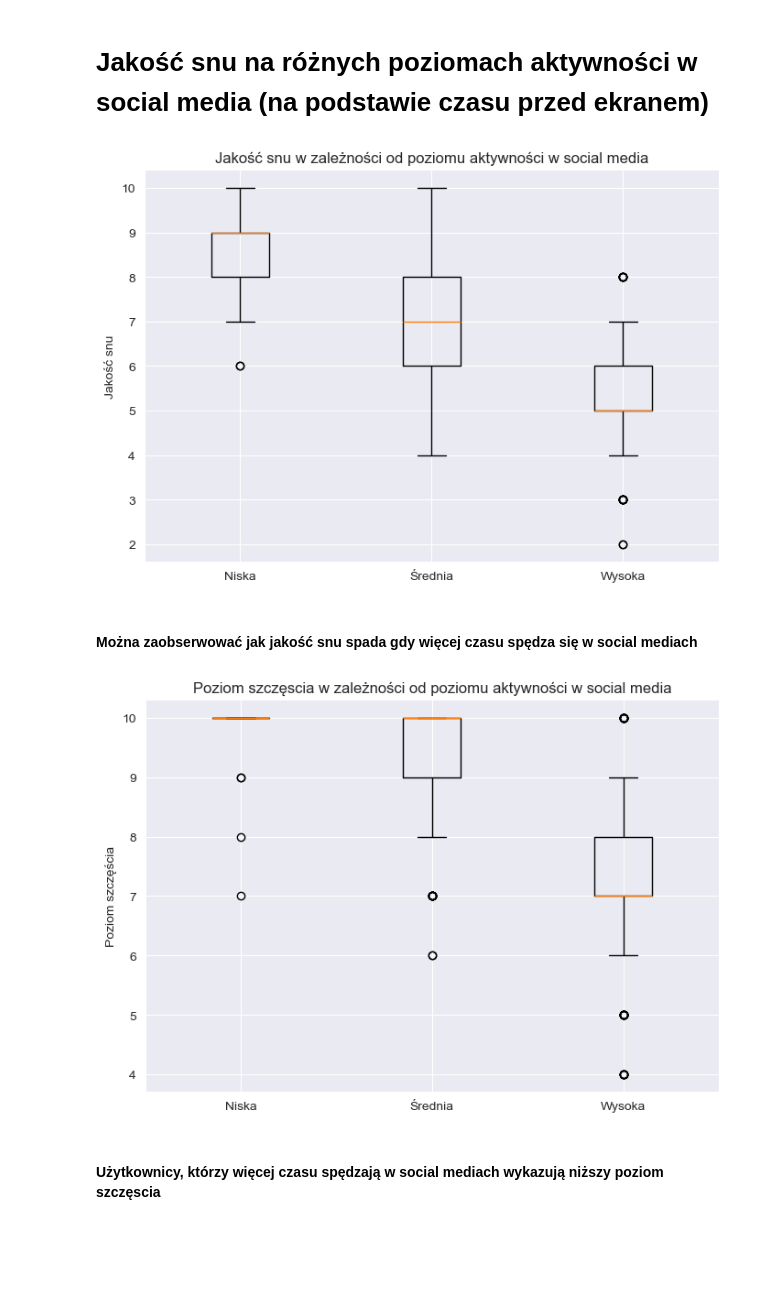
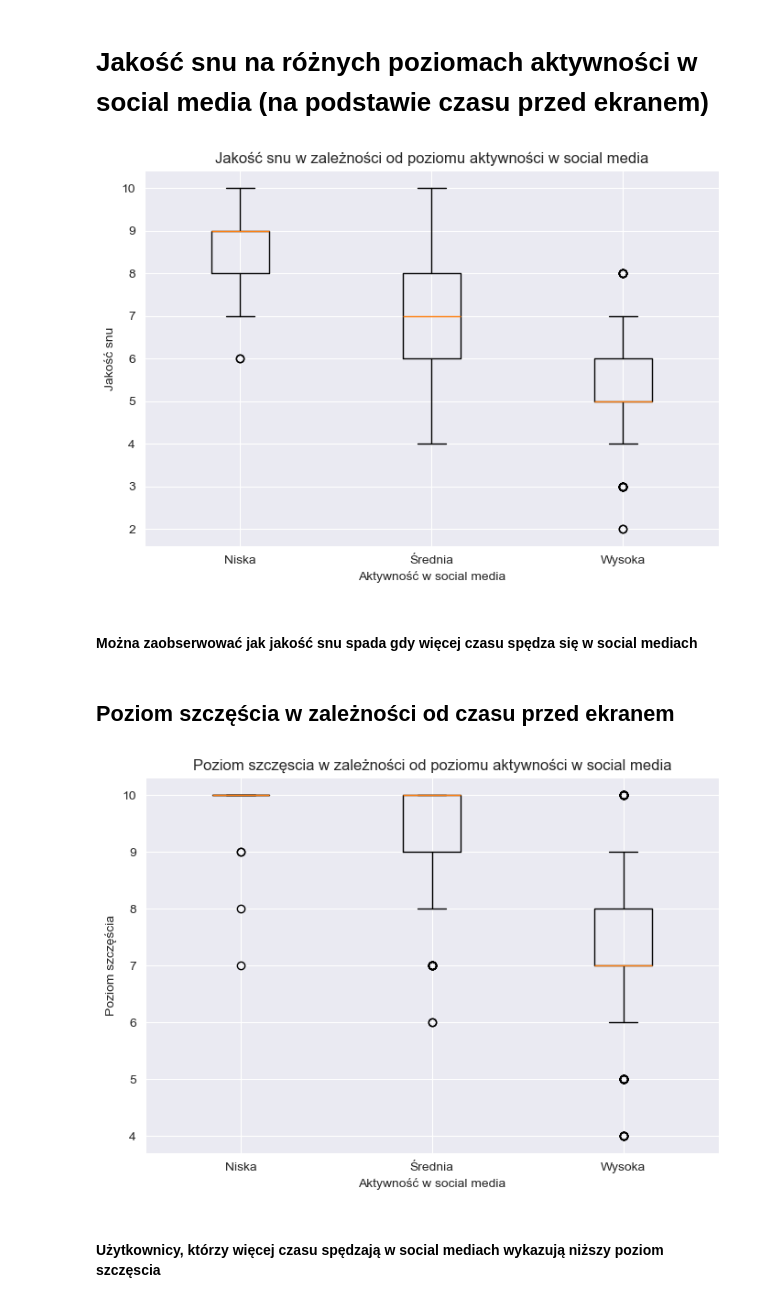
Before and after one commit to Grzywocz-W/Mental_health_and_social_media_analysis, a Jupyter notebook: Mental_Health_analysis.ipynb, the cells around one changed output. Saved outputs shown, nothing was run; the diff lists cells and outputs as text; code cells hidden in the pictures; blank space fills up the shorter version.

```diff
--- a/Mental_Health_analysis.ipynb
+++ b/Mental_Health_analysis.ipynb
@@ -493,32 +493,35 @@ Test t: t = -17.976, p = 0.0000
 # %%
 # Grupujemy na niską, średnią i wysoką aktywność wg czasu przed ekranem
 med = df['Czas_przed_ekranem_dziennie'].median()
 low_thresh = med / 2
 
 def grupa_aktywnosci(x):
     if x <= low_thresh:
         return 'Niska'
     elif x <= med:
         return 'Średnia'
     else:
         return 'Wysoka'
 
 df['Aktywnosc_SM'] = df['Czas_przed_ekranem_dziennie'].apply(grupa_aktywnosci)
 
 groups = df.groupby('Aktywnosc_SM')['Jakość_snu']
 
 data = [groups.get_group(g).dropna() for g in ['Niska', 'Średnia', 'Wysoka']]
 
 plt.figure(figsize=(7,5))
 plt.boxplot(data, labels=['Niska', 'Średnia', 'Wysoka'])
 plt.title('Jakość snu w zależności od poziomu aktywności w social media')
 plt.ylabel('Jakość snu')
+plt.xlabel("Aktywność w social media")
 plt.tight_layout()
 plt.show()
 # %% [output]
-[figure, old version]
+[figure, new version]
 # %% [markdown]
 #### Można zaobserwować jak jakość snu spada gdy więcej czasu spędza się w social mediach
+# %% [markdown]
+## Poziom szczęścia w zależności od czasu przed ekranem
 # %%
 groups = df.groupby('Aktywnosc_SM')['Poziom_szczęścia']
 
@@ -528,9 +531,10 @@ plt.figure(figsize=(7,5))
 plt.boxplot(data, labels=['Niska', 'Średnia', 'Wysoka'])
 plt.title('Poziom szczęscia w zależności od poziomu aktywności w social media')
 plt.ylabel('Poziom szczęścia')
+plt.xlabel("Aktywność w social media")
 plt.tight_layout()
 plt.show()
 # %% [output]
-[figure, old version]
+[figure, new version]
 # %% [markdown]
 #### Użytkownicy, którzy więcej czasu spędzają w social mediach wykazują niższy poziom szczęscia
```
Also changed, not shown: parts of 1 cell of this notebook, 2 other files.
